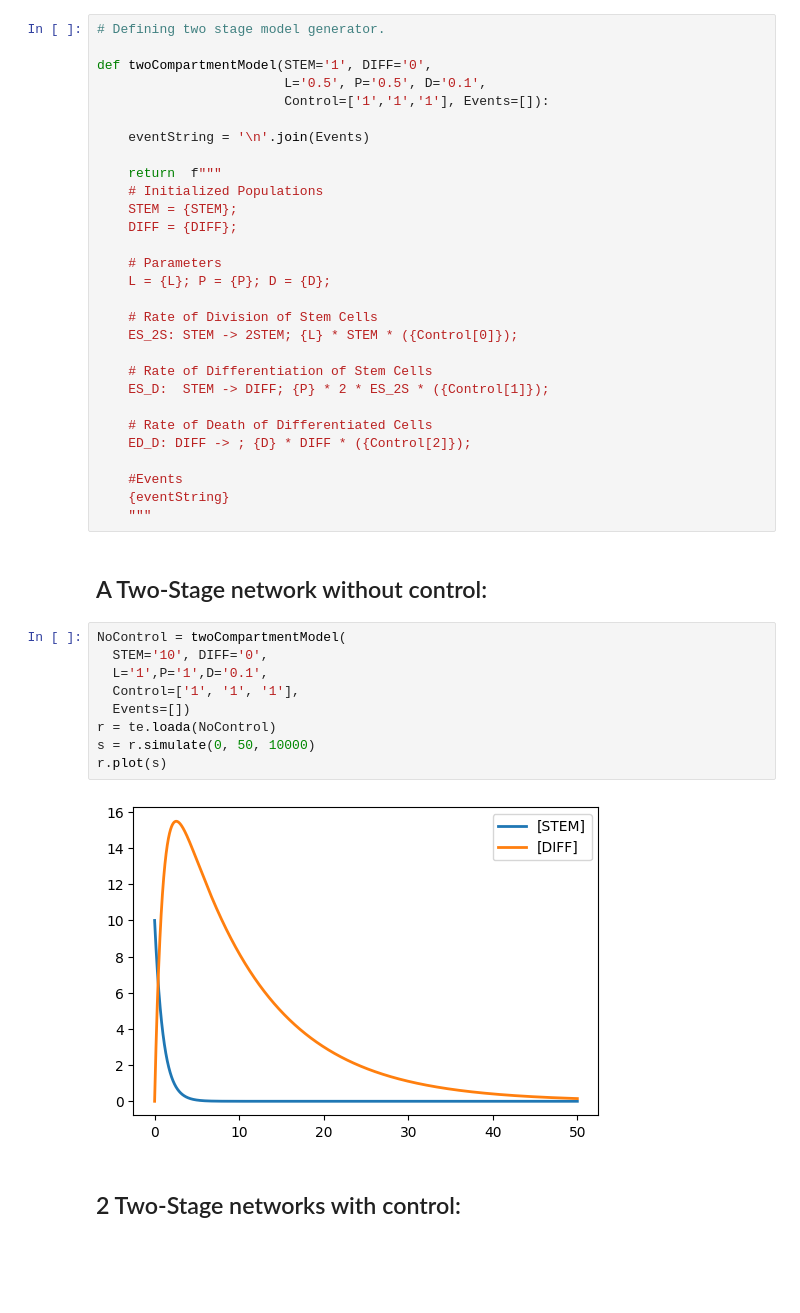
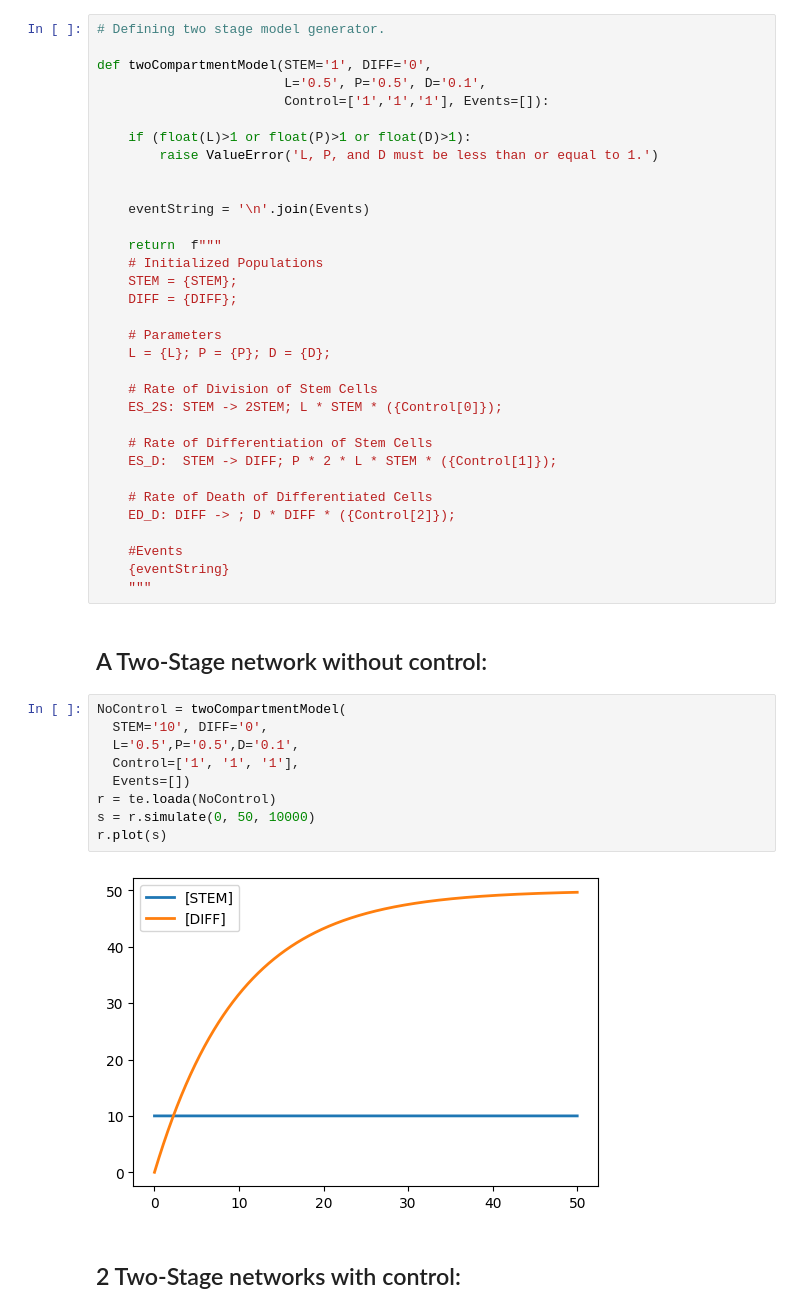
Before and after one commit to JulianoGianlupi/tellurium-nanohub-base, a Jupyter notebook: Nanohub_project.ipynb, the cells around one changed output. Cells and saved outputs as stored; diff of their text form; blank space fills up the shorter version.

```diff
--- a/Nanohub_project.ipynb
+++ b/Nanohub_project.ipynb
@@ -42,6 +42,10 @@ Tissues typically denote heterogeneous cell collectives that often exhibit compl
 def twoCompartmentModel(STEM='1', DIFF='0',
                         L='0.5', P='0.5', D='0.1',
                         Control=['1','1','1'], Events=[]):
+
+    if (float(L)>1 or float(P)>1 or float(D)>1):
+        raise ValueError('L, P, and D must be less than or equal to 1.')
+
 
     eventString = '\n'.join(Events)
 
@@ -54,13 +58,13 @@ def twoCompartmentModel(STEM='1', DIFF='0',
     L = {L}; P = {P}; D = {D};
 
     # Rate of Division of Stem Cells
-    ES_2S: STEM -> 2STEM; {L} * STEM * ({Control[0]});
+    ES_2S: STEM -> 2STEM; L * STEM * ({Control[0]});
 
     # Rate of Differentiation of Stem Cells
-    ES_D:  STEM -> DIFF; {P} * 2 * ES_2S * ({Control[1]});
+    ES_D:  STEM -> DIFF; P * 2 * L * STEM * ({Control[1]});
 
     # Rate of Death of Differentiated Cells
-    ED_D: DIFF -> ; {D} * DIFF * ({Control[2]});
+    ED_D: DIFF -> ; D * DIFF * ({Control[2]});
 
     #Events
     {eventString}
@@ -70,14 +74,14 @@ def twoCompartmentModel(STEM='1', DIFF='0',
 # %%
 NoControl = twoCompartmentModel(
   STEM='10', DIFF='0',
-  L='1',P='1',D='0.1',
+  L='0.5',P='0.5',D='0.1',
   Control=['1', '1', '1'],
   Events=[])
 r = te.loada(NoControl)
 s = r.simulate(0, 50, 10000)
 r.plot(s)
 # %% [output]
-[figure, old version]
+[figure, new version]
 # %% [markdown]
 ## 2 Two-Stage networks with control:
 # %% [markdown]
```
Also changed, not shown: parts of 11 cells of this notebook.
